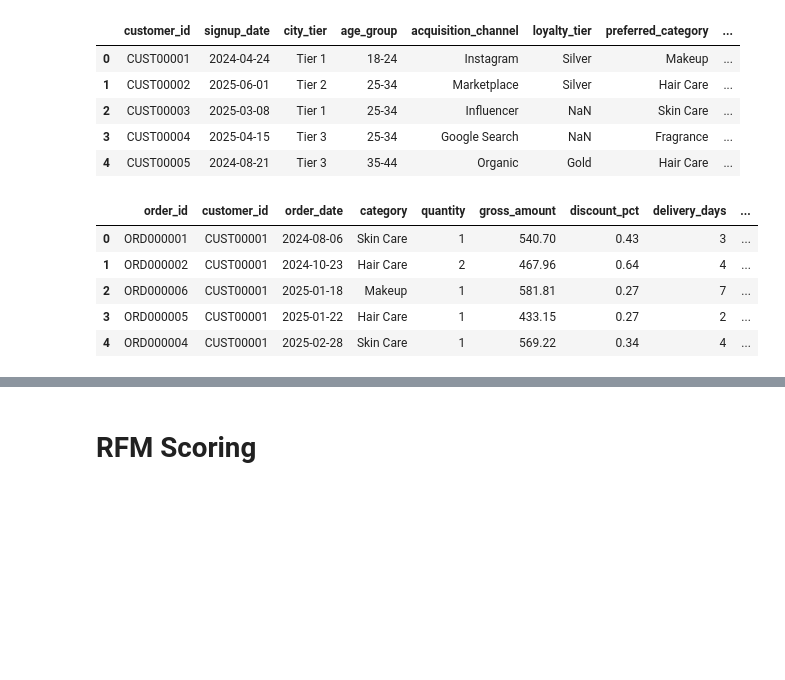
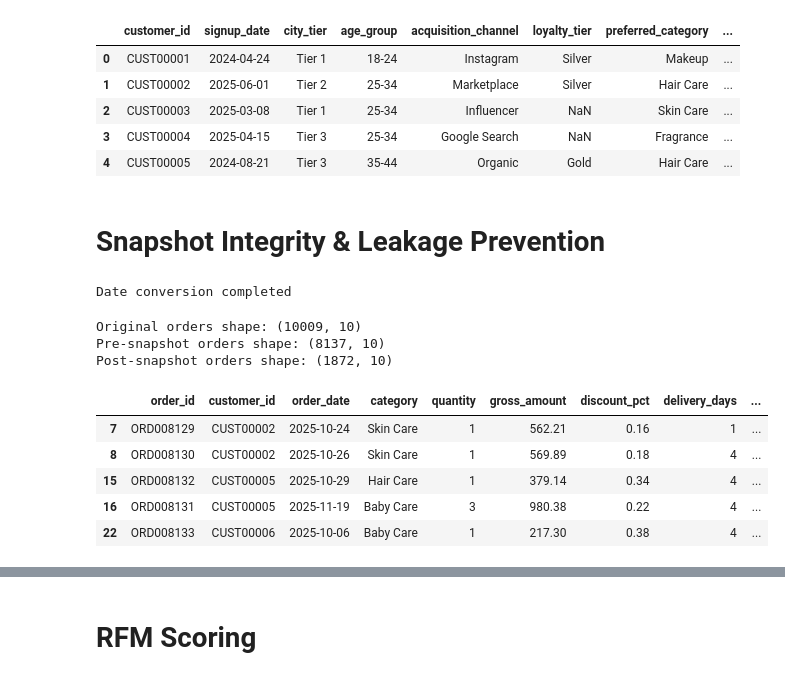
Before and after one commit to GuDLish/d2c-rfm-segmentation, a Jupyter notebook: rfm_segmentation.ipynb, the cells around one changed output, grey strips where cells are left out. Drawn from its saved outputs; the diff is of its cells as text; code cells hidden in the pictures; blank space fills up the shorter version.

```diff
--- a/rfm_segmentation.ipynb
+++ b/rfm_segmentation.ipynb
@@ -9,6 +25,5 @@ import numpy as np
 import matplotlib.pyplot as plt
 import seaborn as sns
 
-pd.set_option('display.max_columns', None)
-
-print("Libraries imported successfully")
+plt.style.use("default")
+sns.set_style("whitegrid")
@@ -25,0 +30,13 @@ Datasets loaded successfully
+# %%
+# Dataset Loading
+
+data_path = r"C:\D2C_Customer_Churn_Capstone\d2c churn data package\\"
+
+customers = pd.read_csv(data_path + "customers.csv")
+orders = pd.read_csv(data_path + "orders.csv")
+support_tickets = pd.read_csv(data_path + "support_tickets.csv")
+web_events = pd.read_csv(data_path + "web_events_snapshot.csv")
+churn_labels = pd.read_csv(data_path + "churn_labels.csv")
+intervention_history = pd.read_csv(data_path + "intervention_history.csv")
+
+print("Datasets loaded successfully")
@@ -32,12 +65,40 @@ customers.head()
 | 2 | CUST00003 | 2025-03-08 | Tier 1 | 25-34 | Influencer | NaN | Skin Care | ... |
 | 3 | CUST00004 | 2025-04-15 | Tier 3 | 25-34 | Google Search | NaN | Fragrance | ... |
 | 4 | CUST00005 | 2024-08-21 | Tier 3 | 35-44 | Organic | Gold | Hair Care | ... |
+# %% [markdown]
+# Snapshot Integrity & Leakage Prevention
+# %%
+customers['signup_date'] = pd.to_datetime(customers['signup_date'])
+orders['order_date'] = pd.to_datetime(orders['order_date'])
+churn_labels['snapshot_date'] = pd.to_datetime(churn_labels['snapshot_date'])
+
+print("Date conversion completed")
+# %% [output]
+Date conversion completed
+# %%
+SNAPSHOT_DATE = "2025-09-30"
+
+orders_pre_snapshot = orders[
+    orders["order_date"] <= SNAPSHOT_DATE
+]
+
+post_snapshot_orders = orders[
+    orders["order_date"] > SNAPSHOT_DATE
+]
+
+print("Original orders shape:", orders.shape)
+print("Pre-snapshot orders shape:", orders_pre_snapshot.shape)
+print("Post-snapshot orders shape:", post_snapshot_orders.shape)
+# %% [output]
+Original orders shape: (10009, 10)
+Pre-snapshot orders shape: (8137, 10)
+Post-snapshot orders shape: (1872, 10)
 # %%
-orders.head()
+post_snapshot_orders.head()
 # %% [output]
 |  | order_id | customer_id | order_date | category | quantity | gross_amount | discount_pct | delivery_days | ... |
-| 0 | ORD000001 | CUST00001 | 2024-08-06 | Skin Care | 1 | 540.70 | 0.43 | 3 | ... |
-| 1 | ORD000002 | CUST00001 | 2024-10-23 | Hair Care | 2 | 467.96 | 0.64 | 4 | ... |
-| 2 | ORD000006 | CUST00001 | 2025-01-18 | Makeup | 1 | 581.81 | 0.27 | 7 | ... |
-| 3 | ORD000005 | CUST00001 | 2025-01-22 | Hair Care | 1 | 433.15 | 0.27 | 2 | ... |
-| 4 | ORD000004 | CUST00001 | 2025-02-28 | Skin Care | 1 | 569.22 | 0.34 | 4 | ... |
+| 7 | ORD008129 | CUST00002 | 2025-10-24 | Skin Care | 1 | 562.21 | 0.16 | 1 | ... |
+| 8 | ORD008130 | CUST00002 | 2025-10-26 | Skin Care | 1 | 569.89 | 0.18 | 4 | ... |
+| 15 | ORD008132 | CUST00005 | 2025-10-29 | Hair Care | 1 | 379.14 | 0.34 | 4 | ... |
+| 16 | ORD008131 | CUST00005 | 2025-11-19 | Baby Care | 3 | 980.38 | 0.22 | 4 | ... |
+| 22 | ORD008133 | CUST00006 | 2025-10-06 | Baby Care | 1 | 217.30 | 0.38 | 4 | ... |
```
Also changed, not shown: parts of 50 cells of this notebook, 5 other files.
